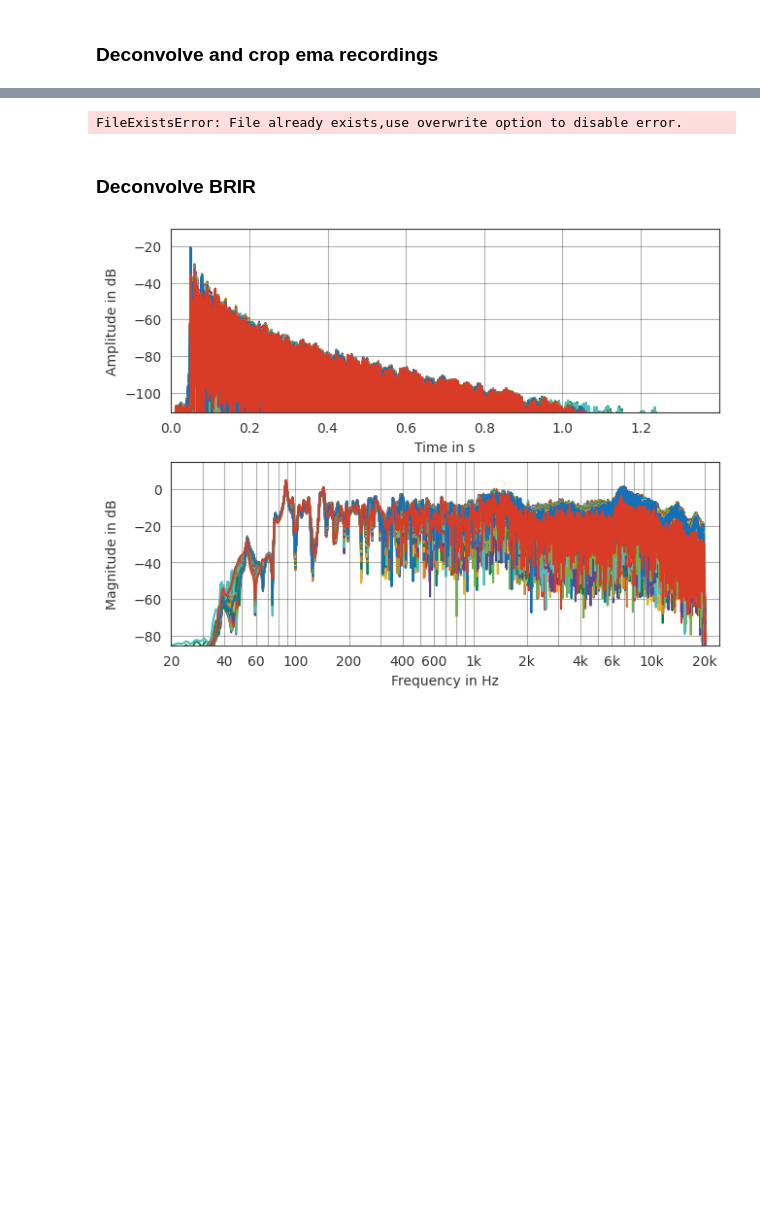
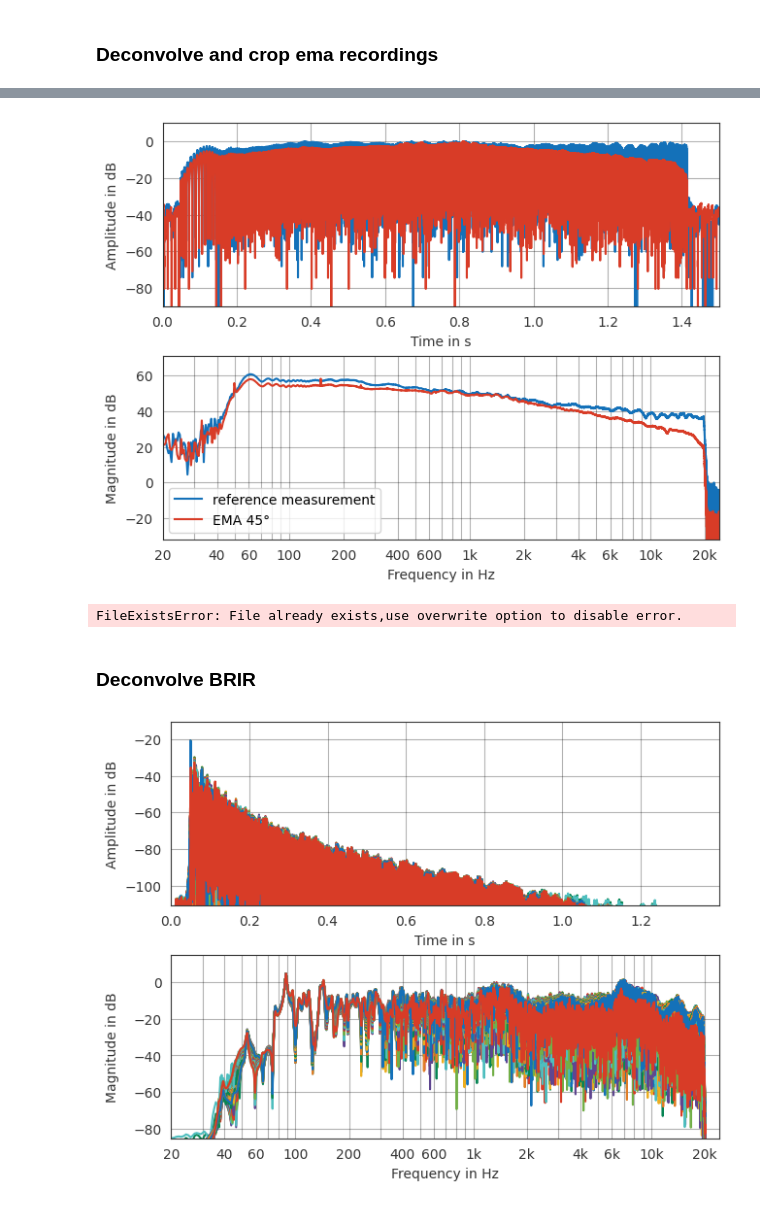
Before and after one commit to Microphone-Array-Project/ema2ambisonics, a Jupyter notebook: Post-Processing.ipynb, the cells around one changed output, grey strips where cells are left out. Drawn from its saved outputs; the diff is of its cells as text; code cells hidden in the pictures; blank space fills up the shorter version.

```diff
--- a/Post-Processing.ipynb
+++ b/Post-Processing.ipynb
@@ -31,3 +51,11 @@ plt.show()
+# %%
+ax = pf.plot.time_freq(sweep, dB_time=True, label='reference measurement')
+ax = pf.plot.time_freq(system[2], dB_time=True, label='EMA 45°')
+ax[1].legend()
+ax[0].set_xlim(0, 1.5)
+plt.show()
+# %% [output]
+[figure, added]
 # %%
 pf.io.write_audio(ir_ema, r'Impulse Responses/ir_ema_window_room.wav', overwrite=False)
 # %% [output]
```
Also changed, not shown: parts of 5 cells of this notebook, 1 other file.
